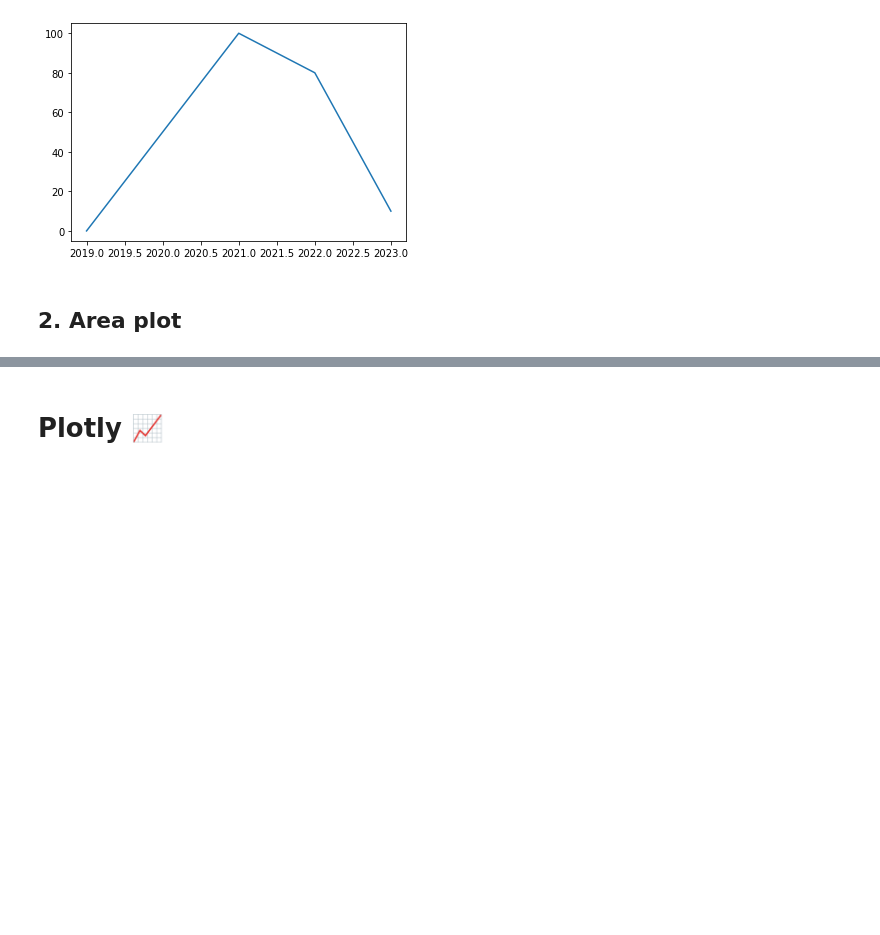
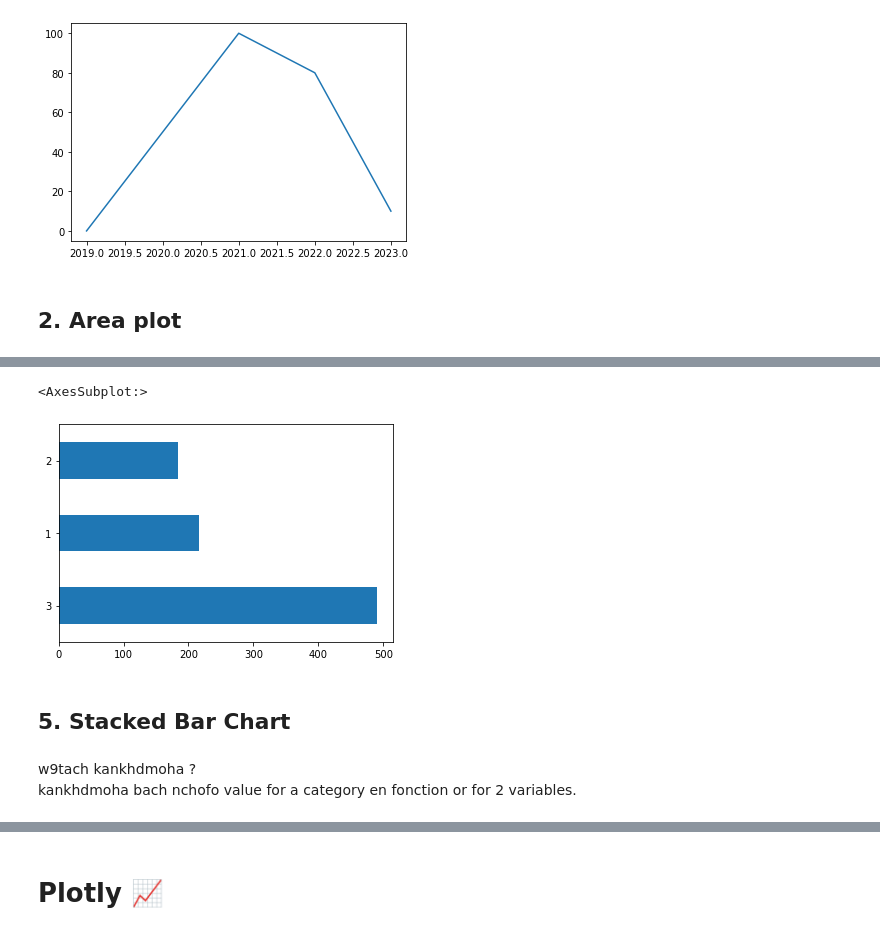
Before and after one commit to KOBeerose/Data-Science-Cell-Training, a Jupyter notebook: 5- Data Visualization/Data Visualization.ipynb, the cells around one changed output, grey strips where cells are left out. Drawn from its saved outputs; the diff is of its cells as text; code cells hidden in the pictures; blank space fills up the shorter version.

```diff
--- a/5- Data Visualization/Data Visualization.ipynb
+++ b/5- Data Visualization/Data Visualization.ipynb
@@ -46,0 +101,10 @@ plt.plot(covid_cases.deaths)
+# %%
+titanic.Pclass.value_counts().plot(kind="barh" )
+# %% [output]
+<AxesSubplot:>
+[figure, added]
+# %% [markdown]
+<h2 id="hist">5. Stacked Bar Chart</h1>
+# %% [markdown]
+w9tach kankhdmoha ?<br>
+kankhdmoha bach nchofo value for a category en fonction or for 2 variables.
```
Also changed, not shown: parts of 27 cells of this notebook.
